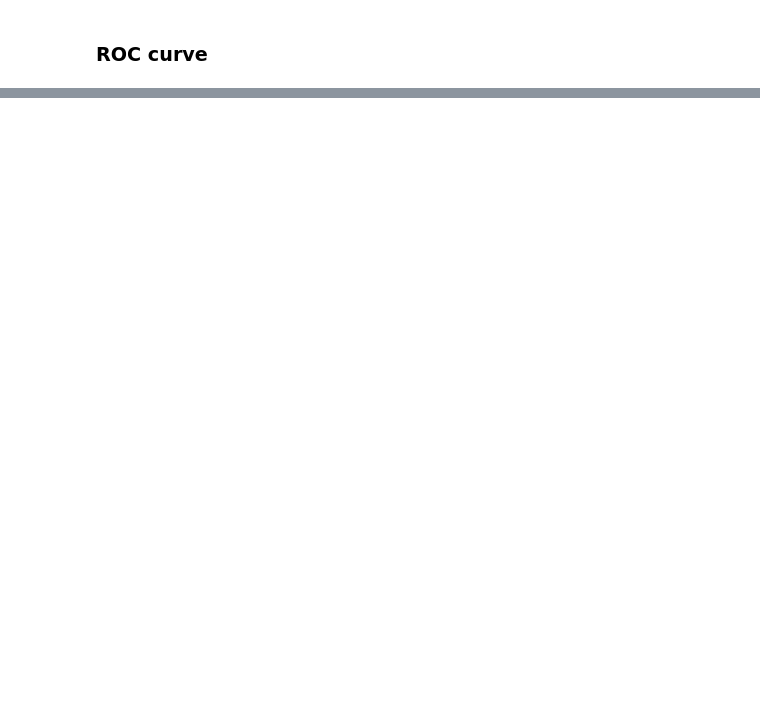
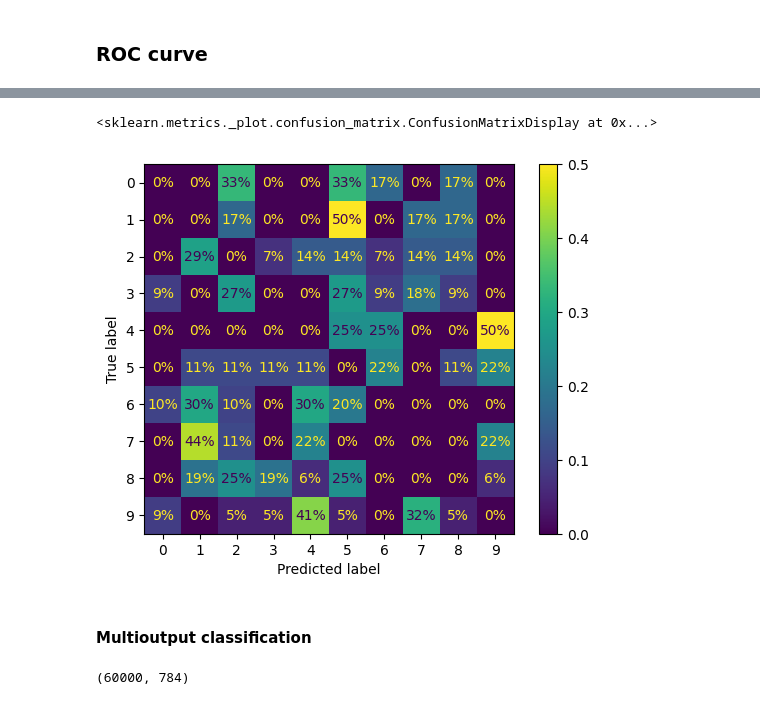
Before and after one commit to Faghaee2000/Handwritten-Digit-Classification-using-Machine-Learning, a Jupyter notebook: mnist_classification.ipynb, the cells around one changed output, grey strips where cells are left out. Cells and saved outputs as stored; diff of their text form; code cells hidden in the pictures; blank space fills up the shorter version.

```diff
--- a/mnist_classification.ipynb
+++ b/mnist_classification.ipynb
@@ -218,0 +270,13 @@ roc_auc_score(y_train8, y_scores)
+# %%
+weights=(y_pred != y_train[:1000])
+# %%
+ConfusionMatrixDisplay.from_predictions(y_train[:1000], y_pred, sample_weight=weights, normalize="true", values_format=".0%")
+# %% [output]
+<sklearn.metrics._plot.confusion_matrix.ConfusionMatrixDisplay at 0x...>
+[figure, added]
+# %% [markdown]
+#### Multioutput classification
+# %%
+X_train.shape
+# %% [output]
+(60000, 784)
```
Also changed, not shown: parts of 38 cells of this notebook.
